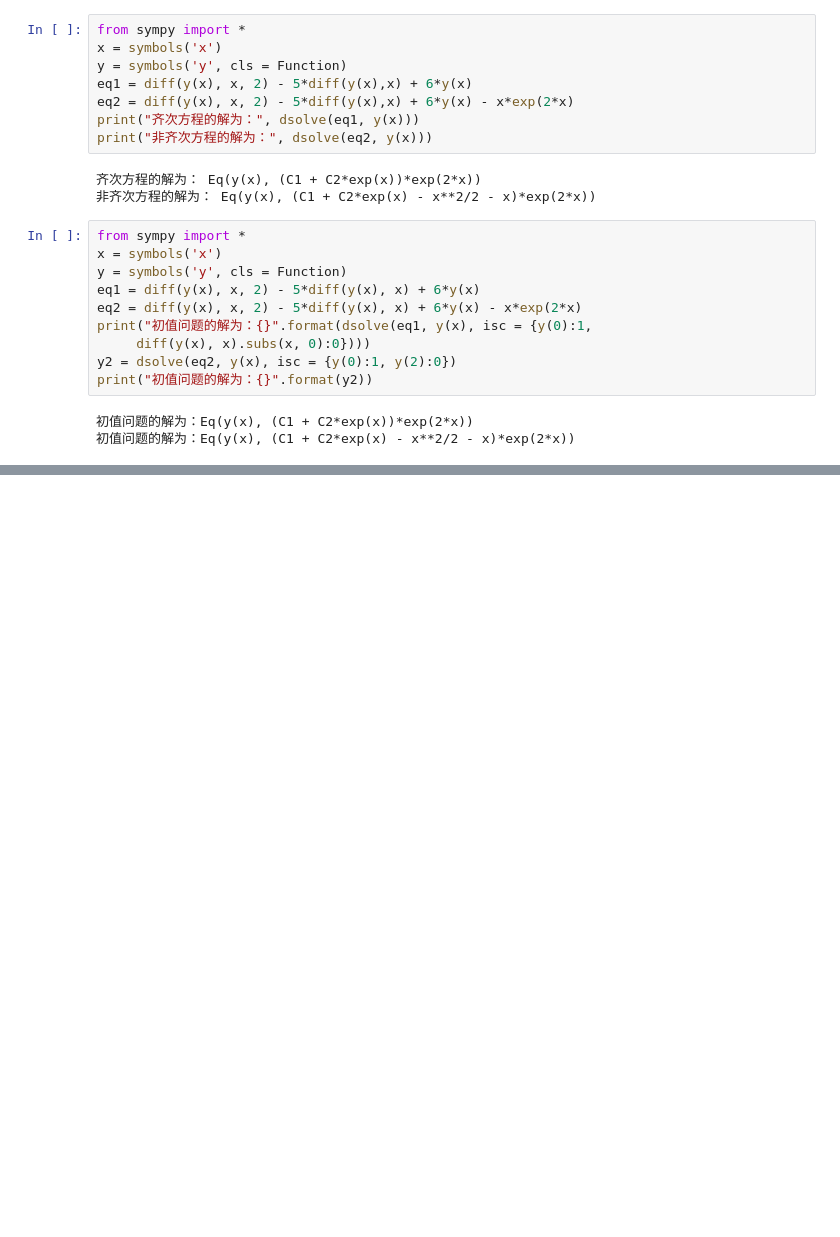
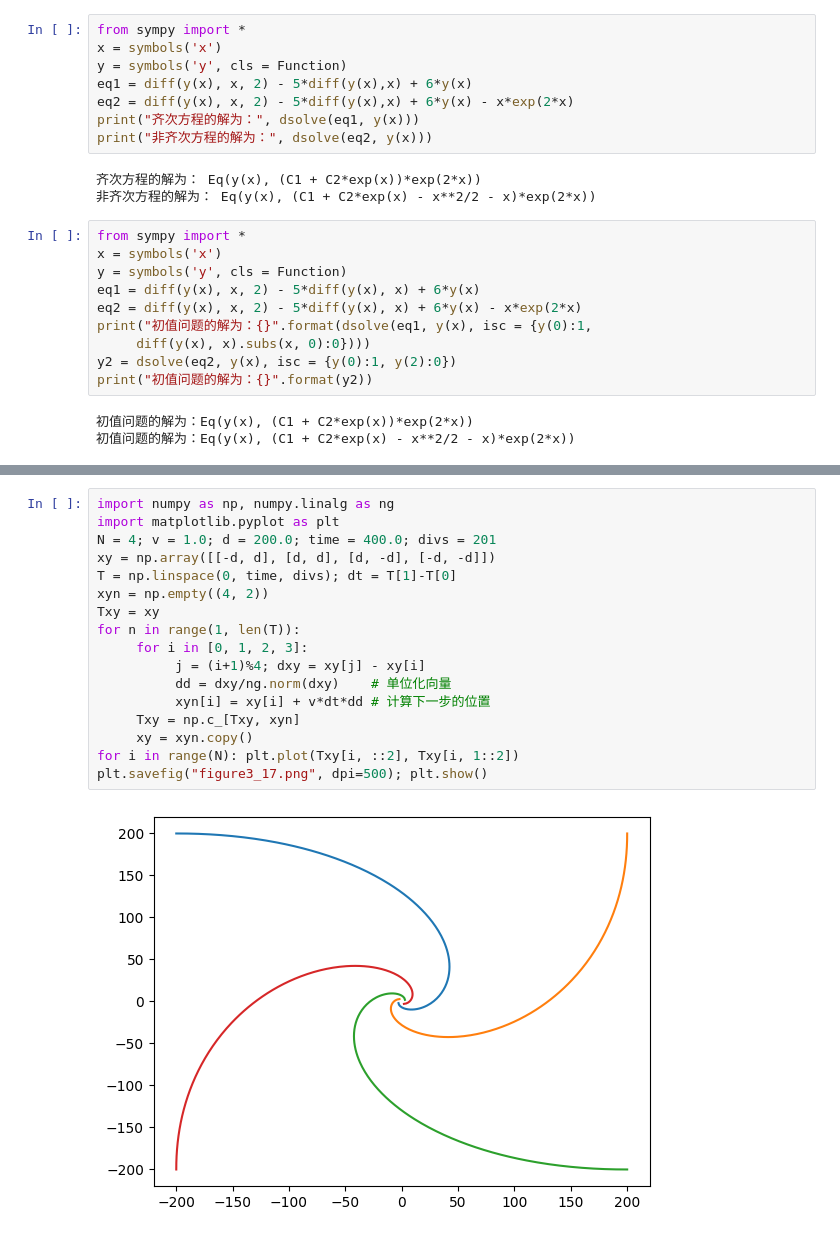
Before and after one commit to jackialspencier/Code-Table, a Jupyter notebook: Python/Pythonmath/demo.ipynb, the cells around one changed output, grey strips where cells are left out. Saved outputs shown, nothing was run; the diff lists cells and outputs as text; blank space fills up the shorter version.

```diff
--- a/Python/Pythonmath/demo.ipynb
+++ b/Python/Pythonmath/demo.ipynb
@@ -146,0 +162,19 @@ print("初值问题的解为：{}".format(y2))
+# %%
+import numpy as np, numpy.linalg as ng
+import matplotlib.pyplot as plt
+N = 4; v = 1.0; d = 200.0; time = 400.0; divs = 201
+xy = np.array([[-d, d], [d, d], [d, -d], [-d, -d]])
+T = np.linspace(0, time, divs); dt = T[1]-T[0]
+xyn = np.empty((4, 2))
+Txy = xy
+for n in range(1, len(T)):
+     for i in [0, 1, 2, 3]:
+          j = (i+1)%4; dxy = xy[j] - xy[i]
+          dd = dxy/ng.norm(dxy)    # 单位化向量
+          xyn[i] = xy[i] + v*dt*dd # 计算下一步的位置
+     Txy = np.c_[Txy, xyn]
+     xy = xyn.copy()
+for i in range(N): plt.plot(Txy[i, ::2], Txy[i, 1::2])
+plt.savefig("figure3_17.png", dpi=500); plt.show()
+# %% [output]
+[figure, added]
```
Also changed, not shown: parts of 9 cells of this notebook, 17 other files.
